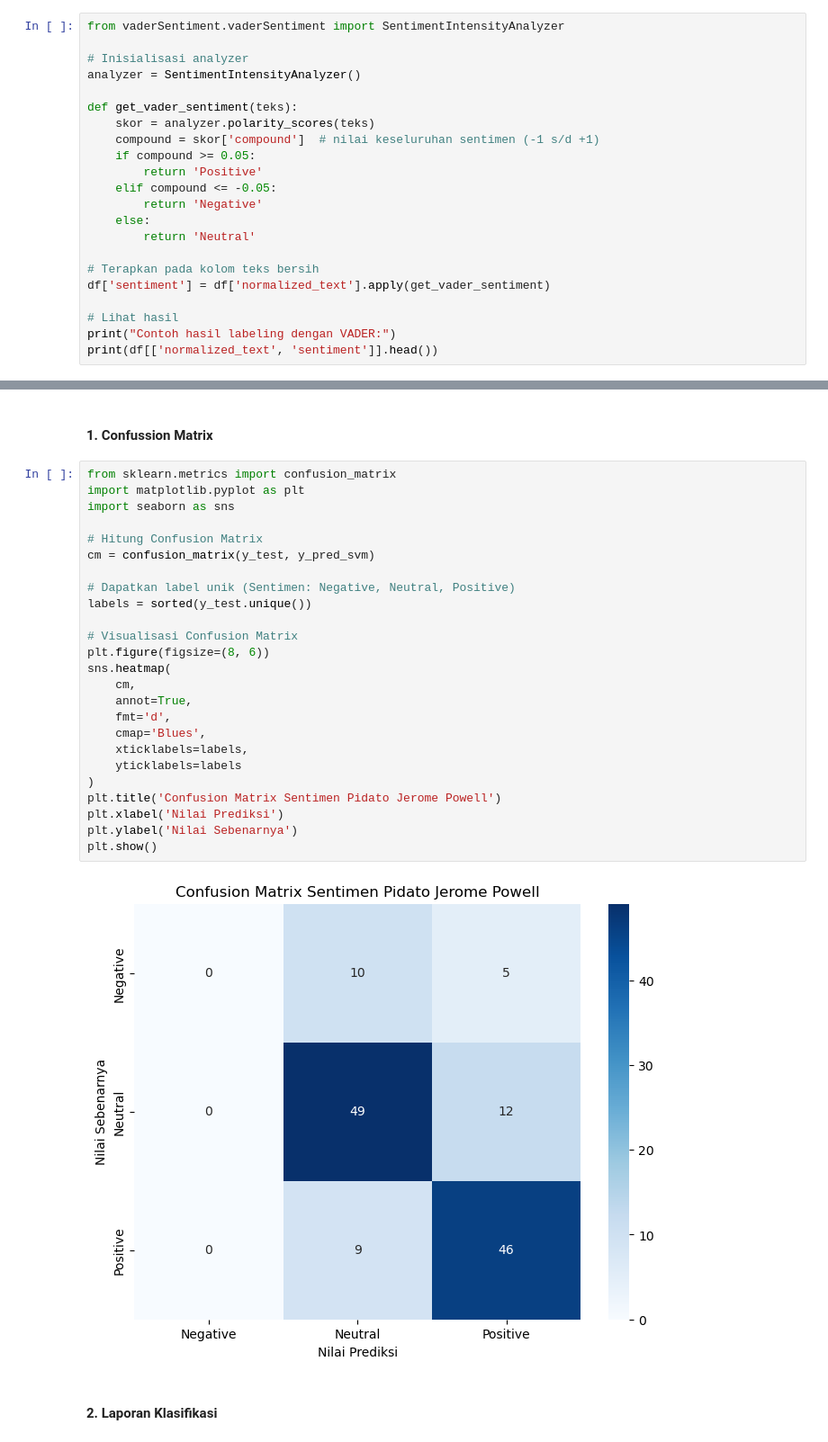
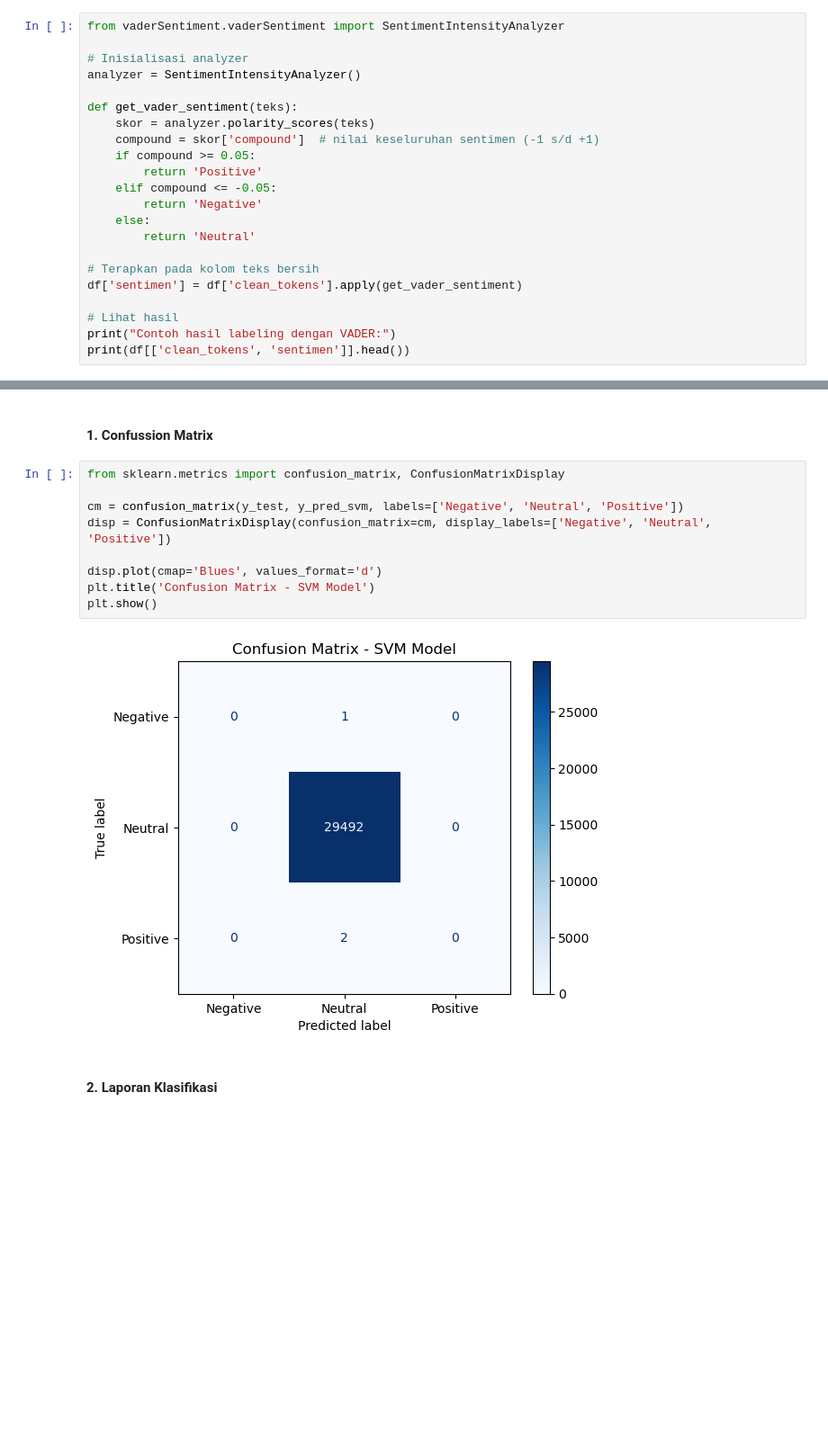
Before and after one commit to dee-aah/10222065_Dede-Ahmad-Maolana_AS, a Jupyter notebook: 10222065_DedeAhmadMaolana_AS.ipynb, the cells around one changed output, grey strips where cells are left out. Shown at 90% size. Drawn from its saved outputs; the diff is of its cells as text; blank space fills up the shorter version.

```diff
--- a/10222065_DedeAhmadMaolana_AS.ipynb
+++ b/10222065_DedeAhmadMaolana_AS.ipynb
@@ -395,9 +385,9 @@ def get_vader_sentiment(teks):
         return 'Neutral'
 
 # Terapkan pada kolom teks bersih
-df['sentiment'] = df['normalized_text'].apply(get_vader_sentiment)
+df['sentimen'] = df['clean_tokens'].apply(get_vader_sentiment)
 
 # Lihat hasil
 print("Contoh hasil labeling dengan VADER:")
-print(df[['normalized_text', 'sentiment']].head())
+print(df[['clean_tokens', 'sentimen']].head())
 # %% [output]
@@ -524,32 +630,16 @@ Prediksi model SVM berhasil dibuat!
 # %% [markdown]
 #### 1. Confussion Matrix
 # %%
-from sklearn.metrics import confusion_matrix
-import matplotlib.pyplot as plt
-import seaborn as sns
+from sklearn.metrics import confusion_matrix, ConfusionMatrixDisplay
 
-# Hitung Confusion Matrix
-cm = confusion_matrix(y_test, y_pred_svm)
+cm = confusion_matrix(y_test, y_pred_svm, labels=['Negative', 'Neutral', 'Positive'])
+disp = ConfusionMatrixDisplay(confusion_matrix=cm, display_labels=['Negative', 'Neutral', 'Positive'])
 
-# Dapatkan label unik (Sentimen: Negative, Neutral, Positive)
-labels = sorted(y_test.unique())
-
-# Visualisasi Confusion Matrix
-plt.figure(figsize=(8, 6))
-sns.heatmap(
-    cm,
-    annot=True,
-    fmt='d',
-    cmap='Blues',
-    xticklabels=labels,
-    yticklabels=labels
-)
-plt.title('Confusion Matrix Sentimen Pidato Jerome Powell')
-plt.xlabel('Nilai Prediksi')
-plt.ylabel('Nilai Sebenarnya')
+disp.plot(cmap='Blues', values_format='d')
+plt.title('Confusion Matrix - SVM Model')
 plt.show()
 # %% [output]
-[figure, old version]
+[figure, new version]
 # %% [markdown]
 #### 2. Laporan Klasifikasi
 # %%
```
Also changed, not shown: parts of 48 cells of this notebook, 5 other files.
